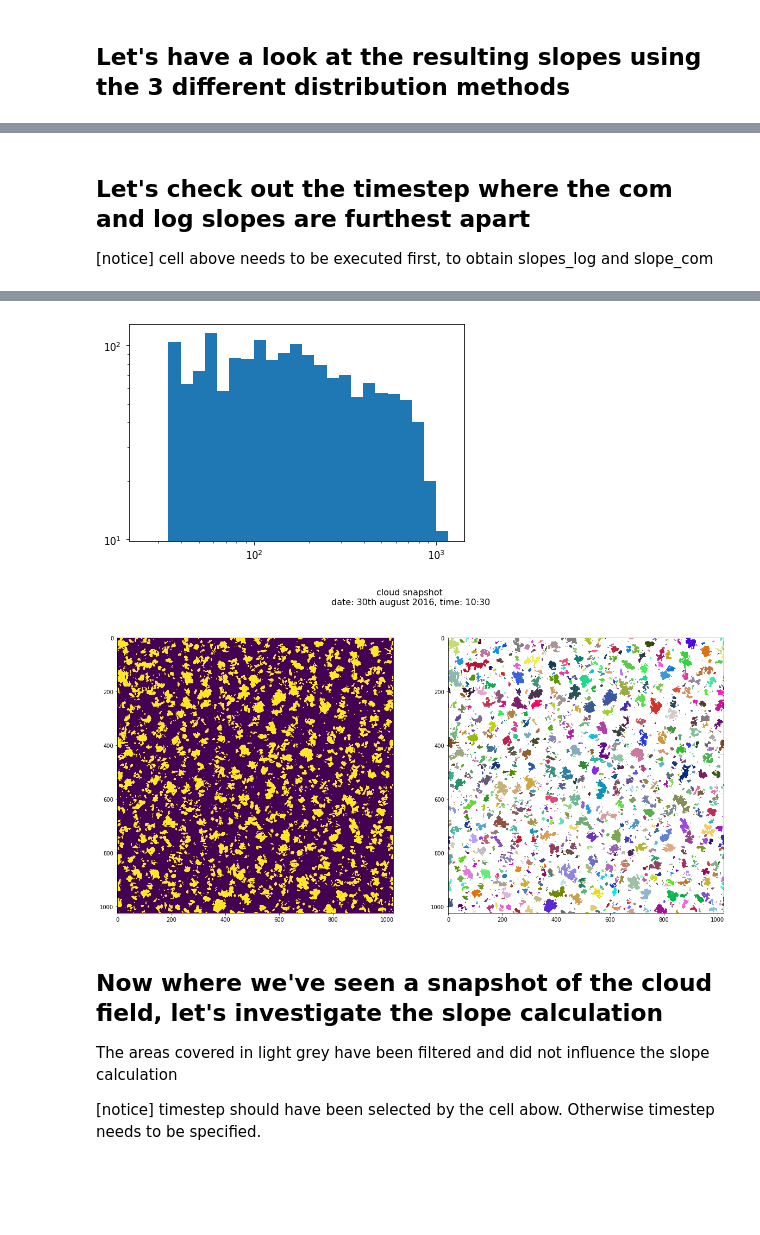
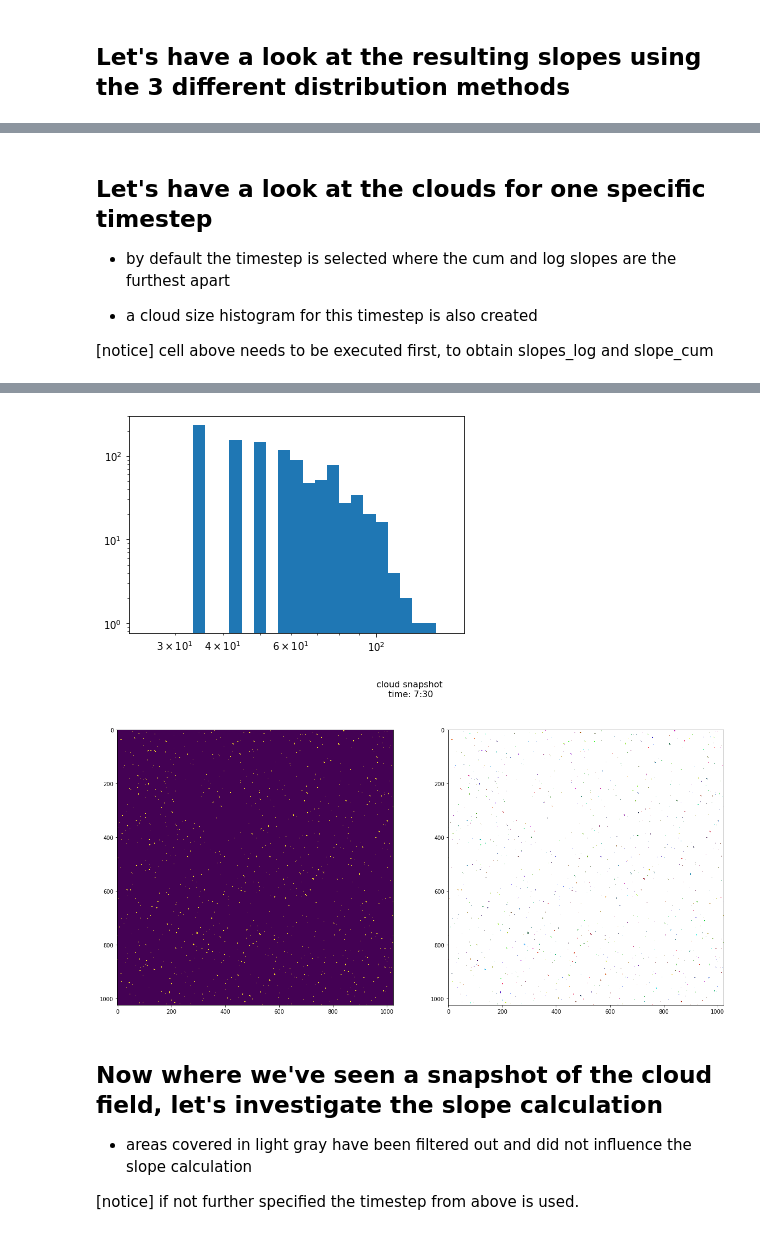
Before and after one commit to tillvondenhoff/SHK_project, a Jupyter notebook: cloudAnalysis.ipynb, the cells around one changed output, grey strips where cells are left out. Saved outputs shown, nothing was run; the diff lists cells and outputs as text; code cells hidden in the pictures; blank space fills up the shorter version.

```diff
--- a/cloudAnalysis.ipynb
+++ b/cloudAnalysis.ipynb
@@ -120,7 +123,11 @@ Wall time: 1.27 s
 # %% [markdown]
-Let's check out the timestep where the com and log slopes are furthest apart
+Let's have a look at the clouds for one specific timestep
 -
-[notice] cell above needs to be executed first, to obtain slopes_log and slope_com
+- by default the timestep is selected where the cum and log slopes are the furthest apart
+
+- a cloud size histogram for this timestep is also created
+
+[notice] cell above needs to be executed first, to obtain slopes_log and slope_cum
 # %%
 %%time
 import numpy as np
@@ -134,8 +141,10 @@ reload(cloud_and_plumes_slopes)
 import matplotlib.pyplot as plt
 from random import random
 
-hist_bins = 25       #number of bins used for the histogram
+
+hist_bins   = 25       #number of bins used for the histogram
 buffer_size = .5     #buffer_size given as a percentage of the full domain's length
+
 
 colors = [(0.5,0.5,0.5)] + [(random(),random(),random()) for i in range(1000)]
 random_cmap = matplotlib.colors.LinearSegmentedColormap.from_list('random_cmap', colors, N=1000)
@@ -145,19 +154,13 @@ for i in range(len(slope_log)):
     if np.isnan(slope_log[i]):
         absolute.append(slope_log[i])
     else:
-        absolute.append(np.abs(slope_log[i]-slope_com[i]))
+        absolute.append(np.abs(slope_log[i]-slope_cum[i]))
 
-timestep = 9 #np.nanargmax(absolute)+len(cloud_data.variables['time'][:])-len(time)
-
-print ('min:',np.nanmin(absolute),'at pos',np.nanargmin(absolute)+len(cloud_data.variables['time'][:])-len(time))
-print ('max:',np.nanmax(absolute),'at pos',np.nanargmax(absolute)+len(cloud_data.variables['time'][:])-len(time))
-
-print ('slopes:',slope_log[timestep-len(cloud_data.variables['time'][:])+len(time)], slope_com[timestep-len(cloud_data.variables['time'][:])+len(time)])
-print ('timestep:',timestep,'[',timestep-len(cloud_data.variables['time'][:])+len(time),']')
+timestep = np.nanargmax(absolute)+len(cloud_data.variables['time'][:])-len(time)
 
 # marks everything above ref_min as a cloud
 cloud_2D_mask = np.zeros_like(cloud_data.variables['ql'][timestep,:,:])
-cloud_2D_mask[cloud_data.variables['ql'][timestep,:,:] > thresh] = 1
+cloud_2D_mask[cloud_data.variables['ql'][timestep,:,:] > ref_min] = 1
 
 # calculates how many clouds exist in cloud_2D_mask, returns total number of clouds
 labeled_clouds, A_buf, n_buffer, cloud_center_x, cloud_center_y, cloud_pixels = cluster_2D(cloud_2D_mask,buffer_size)
@@ -172,7 +175,7 @@ plt.xscale('log')
 
 masked_clouds = np.ma.masked_where(labeled_clouds<1,labeled_clouds)
 fig,ax = plt.subplots(1,2,figsize=(20,10))
-fig.suptitle('cloud snapshot \ndate: 30th august 2016, time: 10:30', fontsize=16)
+fig.suptitle('cloud snapshot \ntime: %s' %time_labels[timestep], fontsize=16)
 
 im1  =ax[0].imshow(cloud_2D_mask)
 im1  =ax[1].imshow(masked_clouds,cmap=random_cmap)
@@ -187,11 +186,11 @@ Wall time: 1.59 s
-[figure, old version]
+[figure, new version]
-[figure, old version]
+[figure, new version]
 # %% [markdown]
 Now where we've seen a snapshot of the cloud field, let's investigate the slope calculation
 -
-The areas covered in light grey have been filtered and did not influence the slope calculation
+- areas covered in light gray have been filtered out and did not influence the slope calculation
 
-[notice] timestep should have been selected by the cell abow. Otherwise timestep needs to be specified.
+[notice] if not further specified the timestep from above is used.
 # %%
 %%time
 import numpy as np
```
Also changed, not shown: parts of 12 cells of this notebook.
